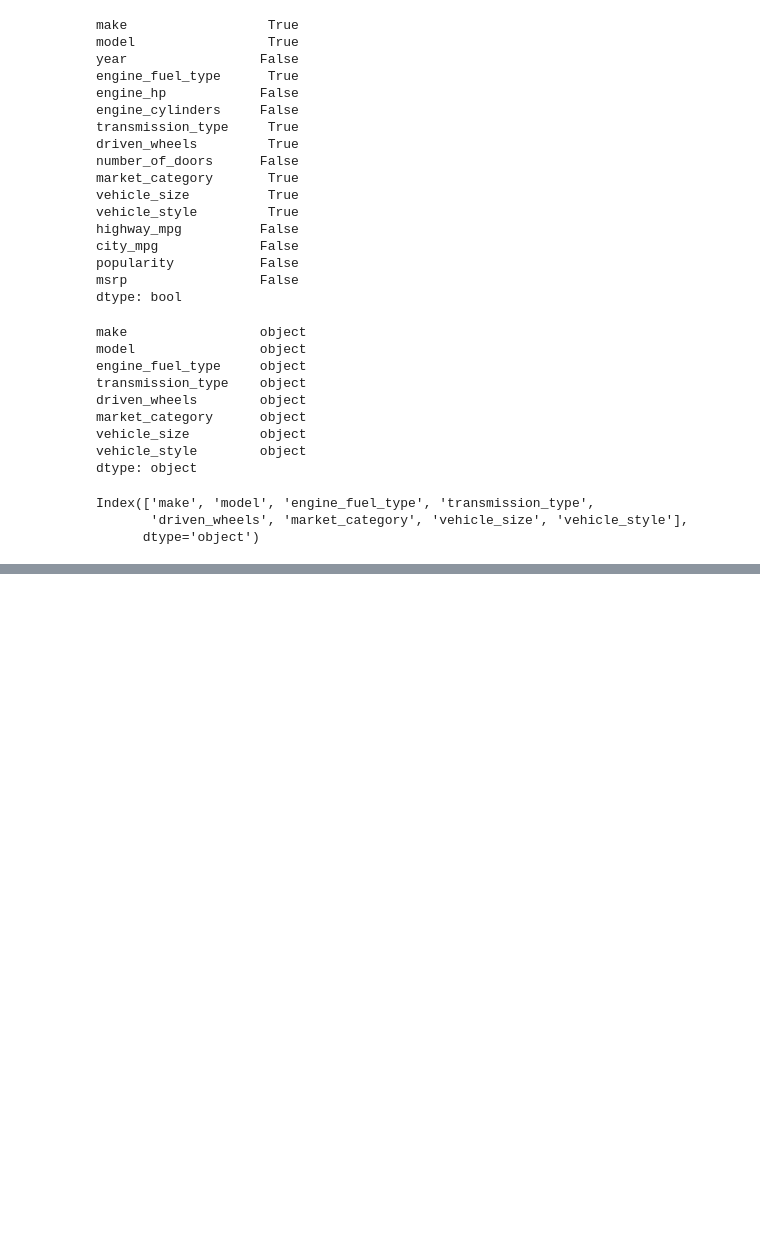
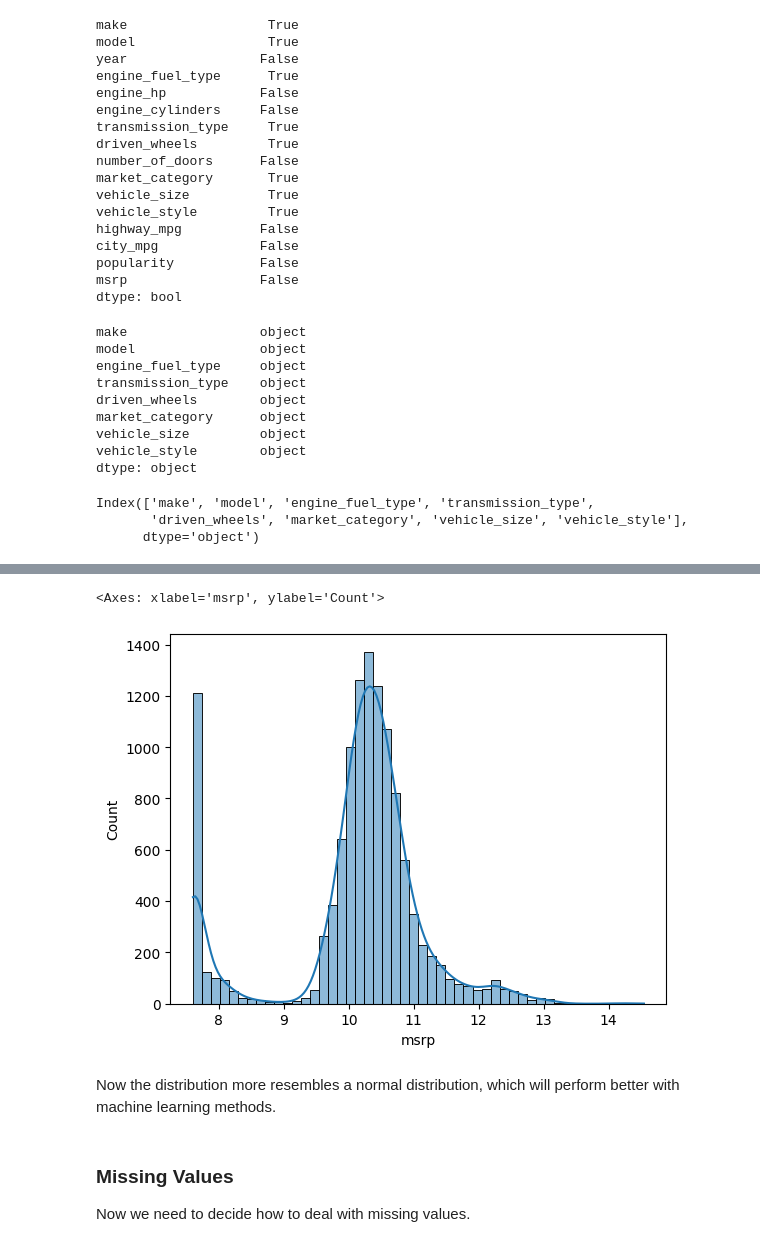
Before and after one commit to ShaniceWilliams/ml-zoomcamp, a Jupyter notebook: 02_regression/car_price_pred.ipynb, the cells around one changed output, grey strips where cells are left out. Drawn from its saved outputs; the diff is of its cells as text; code cells hidden in the pictures; blank space fills up the shorter version.

```diff
--- a/02_regression/car_price_pred.ipynb
+++ b/02_regression/car_price_pred.ipynb
@@ -140,0 +212,12 @@ df.head()
+# %%
+sns.histplot(logprice, bins=50,  palette=palette,
+             kde=True)
+# %% [output]
+<Axes: xlabel='msrp', ylabel='Count'>
+[figure, added]
+# %% [markdown]
+Now the distribution more resembles a normal distribution, which will perform better with machine learning methods.
+# %% [markdown]
+### Missing Values
+
+Now we need to decide how to deal with missing values.
```
Also changed, not shown: parts of 14 cells of this notebook, 2 other files.
